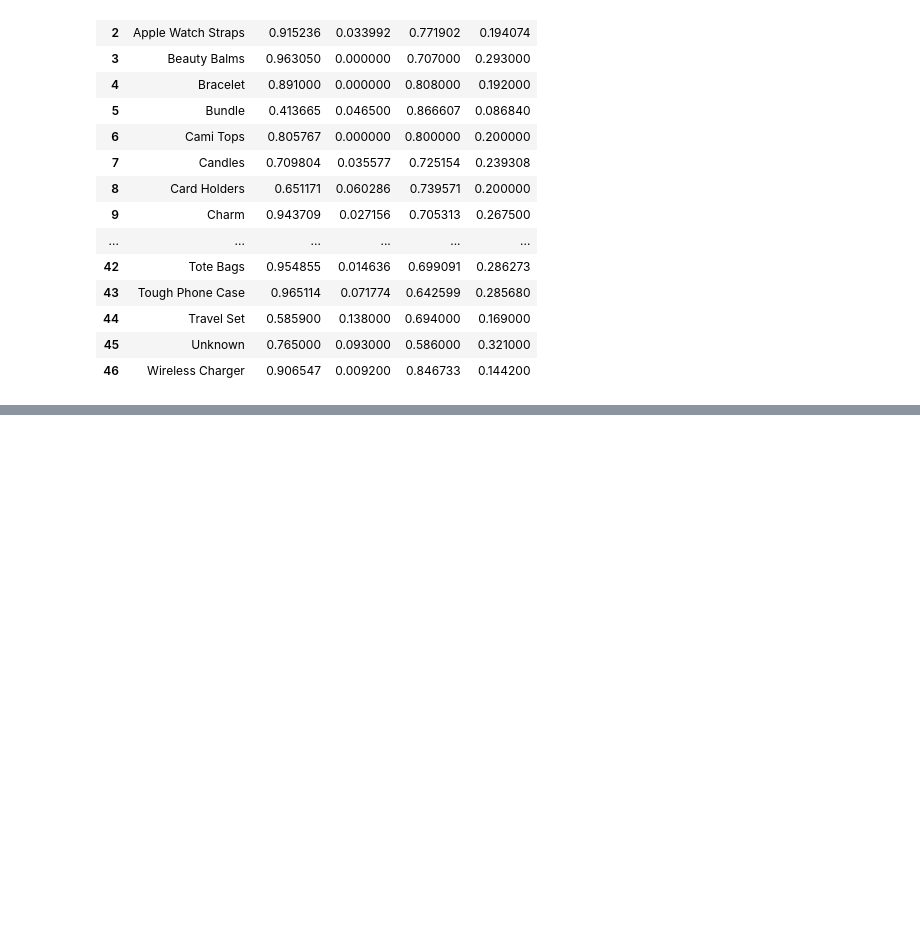
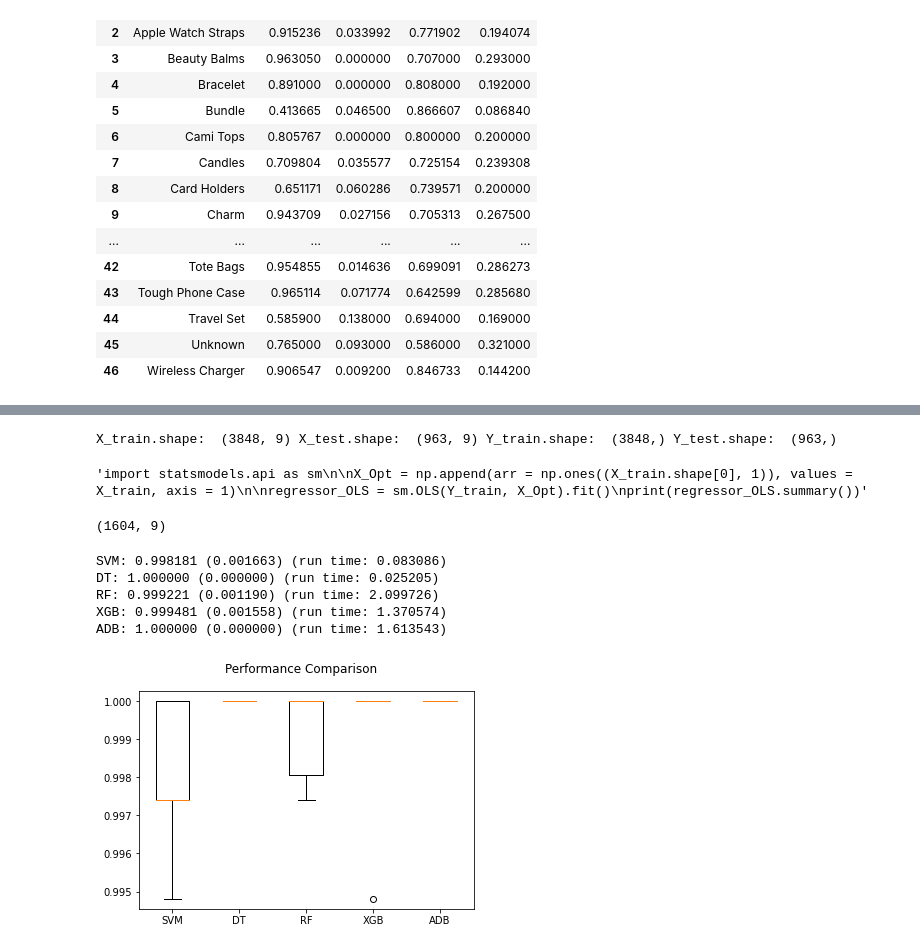
Before and after one commit to Utpal-Mishra/Bidnamics, a Jupyter notebook: Bidnamics.ipynb, the cells around one changed output, grey strips where cells are left out. Cells and saved outputs as stored; diff of their text form; code cells hidden in the pictures; blank space fills up the shorter version.

```diff
--- a/Bidnamics.ipynb
+++ b/Bidnamics.ipynb
@@ -340,0 +569,67 @@ sentiment.groupby(['productTypes']).mean().reset_index()
+# %%
+newdata = newdata.fillna(0)
+newdata = newdata.astype(int)
+
+obs = int(0.75*data.shape[0])
+train = newdata[:obs]
+test  = newdata[obs:]
+
+Y = train['conversationRate'].values
+X = train.drop('conversationRate', axis=1).values
+
+X_train, X_test, Y_train, Y_test = train_test_split (X, Y, test_size = 0.20, random_state=21)
+
+print("X_train.shape: ",X_train.shape, "X_test.shape: ",X_test.shape,"Y_train.shape: ", Y_train.shape, "Y_test.shape: ",Y_test.shape)
+# %% [output]
+X_train.shape:  (3848, 9) X_test.shape:  (963, 9) Y_train.shape:  (3848,) Y_test.shape:  (963,)
+# %%
+"""import statsmodels.api as sm
+
+X_Opt = np.append(arr = np.ones((X_train.shape[0], 1)), values = X_train, axis = 1)
+
+regressor_OLS = sm.OLS(Y_train, X_Opt).fit()
+print(regressor_OLS.summary())"""
+# %% [output]
+'import statsmodels.api as sm\n\nX_Opt = np.append(arr = np.ones((X_train.shape[0], 1)), values = X_train, axis = 1)\n\nregressor_OLS = sm.OLS(Y_train, X_Opt).fit()\nprint(regressor_OLS.summary())'
+# %%
+XTest = test.drop(['conversationRate'], axis = 1)
+XTest.shape
+# %% [output]
+(1604, 9)
+# %%
+models_list = []
+models_list.append(('SVM', SVC(C=1.7, kernel='rbf')))
+models_list.append(('DT', DecisionTreeClassifier(criterion='entropy')))
+models_list.append(('RF', RandomForestClassifier(criterion='entropy')))
+models_list.append(('XGB', XGBClassifier(n_estimators=100, learning_rate=0.08, gamma=0, subsample=0.75)))
+models_list.append(('ADB', AdaBoostClassifier()))
+
+ACCURACY = {}
+EVALUATION = {}
+# %%
+num_folds = 10
+results = []
+names = []
+
+for name, model in models_list:
+    kfold = KFold(n_splits=num_folds)
+    start = time.time()
+    cv_results = cross_val_score(model, X_train, Y_train, cv=kfold, scoring='accuracy')
+    end = time.time()
+    results.append(cv_results)
+    names.append(name)
+    print( "%s: %f (%f) (run time: %f)" % (name, cv_results.mean(), cv_results.std(), end-start))
+
+fig = plt.figure()
+fig.suptitle('Performance Comparison')
+ax = fig.add_subplot(111)
+plt.boxplot(results)
+ax.set_xticklabels(names)
+plt.show()
+# %% [output]
+SVM: 0.998181 (0.001663) (run time: 0.083086)
+DT: 1.000000 (0.000000) (run time: 0.025205)
+RF: 0.999221 (0.001190) (run time: 2.099726)
+XGB: 0.999481 (0.001558) (run time: 1.370574)
+ADB: 1.000000 (0.000000) (run time: 1.613543)
+[figure, added]
```
Also changed, not shown: parts of 64 cells of this notebook.
